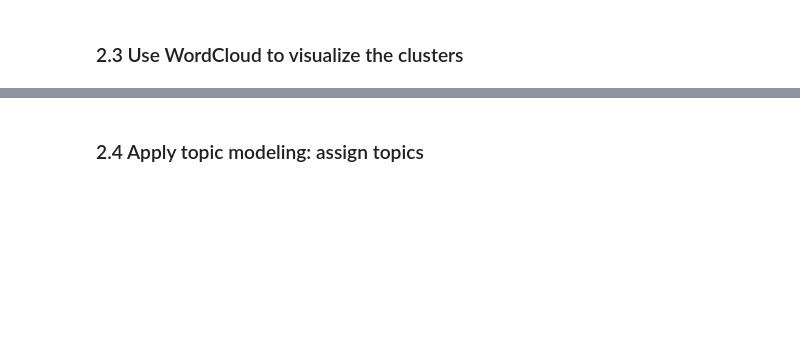
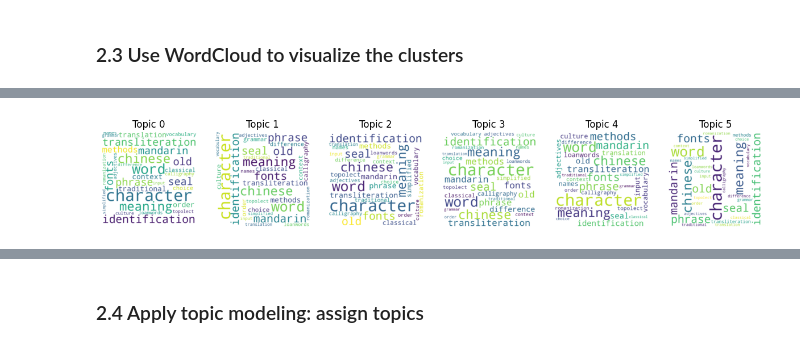
Before and after one commit to Data-Science-for-Linguists-2025/Chinese-English-Code-Switching-Analysis, a Jupyter notebook: 2.1_analyze_data.ipynb, the cells around one changed output, grey strips where cells are left out. Saved outputs shown, nothing was run; the diff lists cells and outputs as text; code cells hidden in the pictures; blank space fills up the shorter version.

```diff
--- a/2.1_analyze_data.ipynb
+++ b/2.1_analyze_data.ipynb
@@ -560,0 +579,47 @@ LDA top words: ------------------------------------
+# %%
+from wordcloud import WordCloud
+import matplotlib.pyplot as plt
+
+def plot_wordclouds(lda_topic_features_df, n_features=10):
+    """
+    Generates a word cloud for each topic based on the top features in lda_topic_features_df.
+
+    Parameters:
+    lda_topic_features_df (DataFrame): DataFrame containing top features per topic.
+    n_features (int): The number of top features to extract per topic for the word clouds.
+
+    Returns:
+    None: Displays word clouds for each topic.
+    """
+    # Number of topics
+    n_topics = lda_topic_features_df['topic'].nunique()
+
+    # Initialize the figure to display word clouds for each topic
+    fig, axes = plt.subplots(1, n_topics, figsize=(15, 5))
+
+    # If only one topic, make sure axes is iterable
+    if n_topics == 1:
+        axes = [axes]
+
+    # Loop through each topic and generate a word cloud
+    for topic_idx in range(n_topics):
+        # Get the top words for this topic
+        topic_words = lda_topic_features_df[lda_topic_features_df['topic'] == topic_idx]
+        top_words = topic_words['feature'].head(n_features).values
+
+        # Create a string of top words to be used in the word cloud
+        text = " ".join(top_words)
+
+        # Generate the word cloud
+        wordcloud = WordCloud(width=500, height=500, background_color="white").generate(text)
+
+        # Display the word cloud
+        axes[topic_idx].imshow(wordcloud, interpolation="bilinear")
+        axes[topic_idx].axis("off")
+        axes[topic_idx].set_title(f"Topic {topic_idx}")
+
+    plt.show()
+
+plot_wordclouds(lda_topic_features_df, n_features=200)
+# %% [output]
+[figure, added]
```
Also changed, not shown: parts of 24 cells of this notebook.
